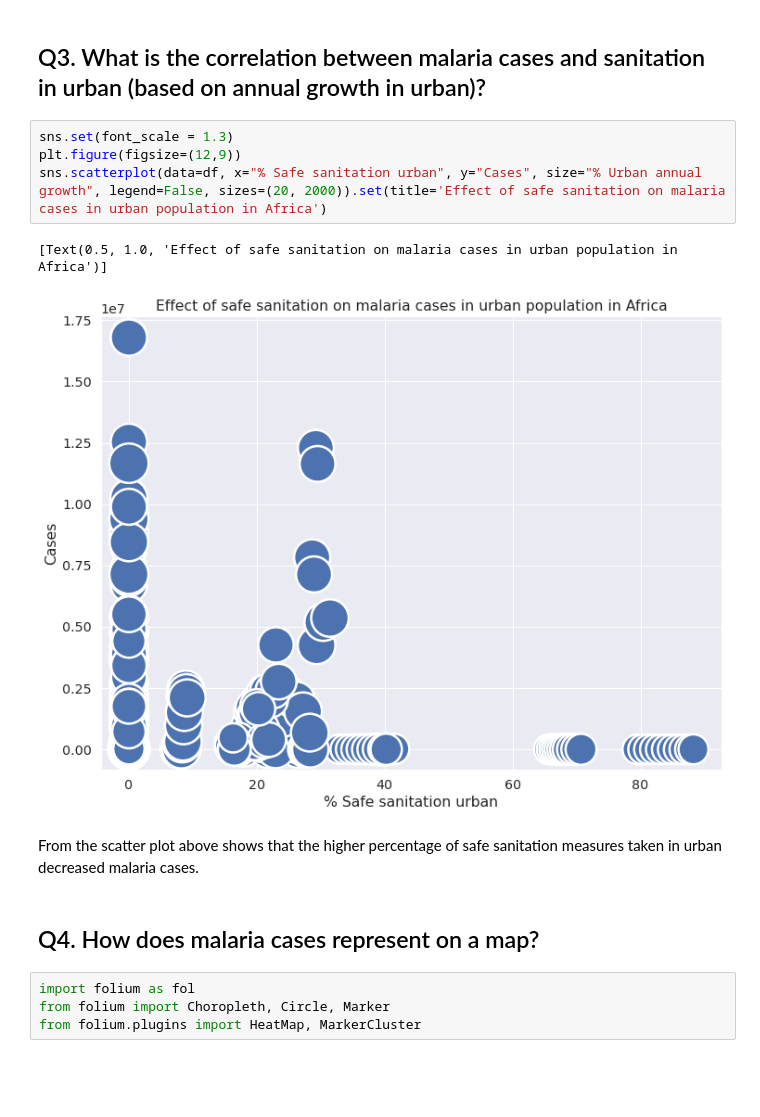
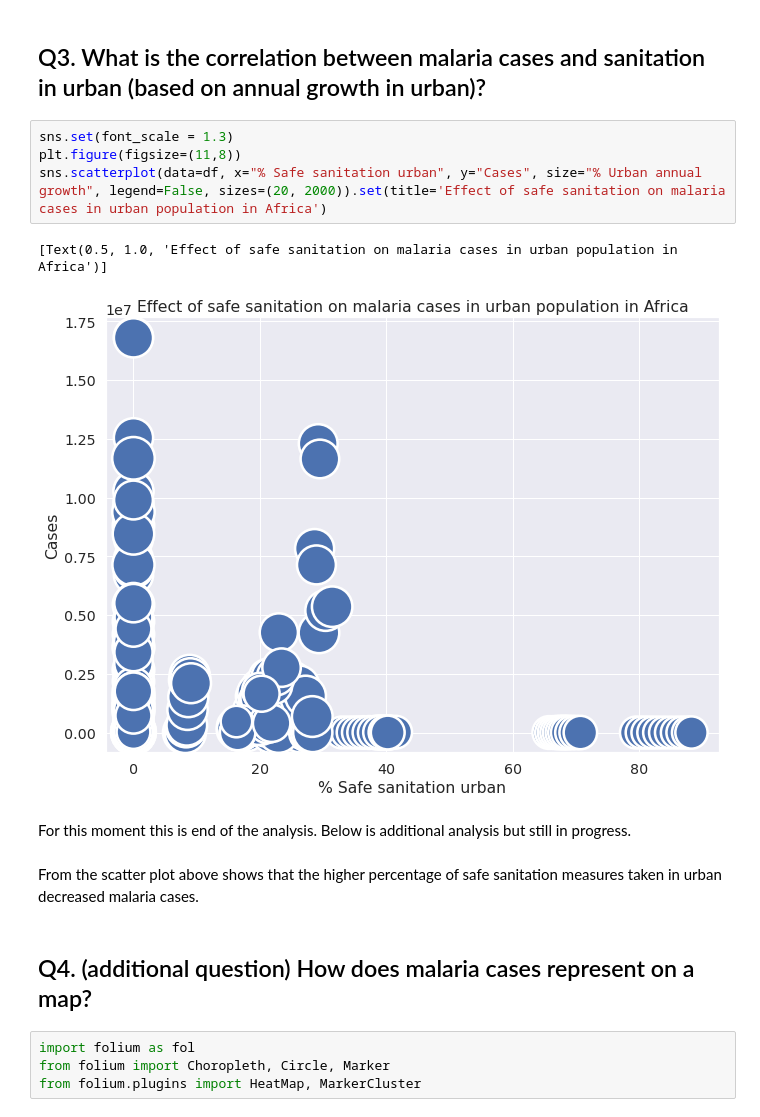
Before and after one commit to ayudewi/kaggle, a Jupyter notebook: malaria-in-africa-2007-2017.ipynb, the cells around one changed output. Cells and saved outputs as stored; diff of their text form; blank space fills up the shorter version.

Commit message:
Kaggle Notebook | Malaria in Africa 2007-2017 | Version 7

```diff
--- a/malaria-in-africa-2007-2017.ipynb
+++ b/malaria-in-africa-2007-2017.ipynb
@@ -310,15 +310,17 @@ From the heatmap above shows that the maximum measurement has been taken in Afri
 ## Q3. What is the correlation between malaria cases and sanitation in urban (based on annual growth in urban)?
 # %%
 sns.set(font_scale = 1.3)
-plt.figure(figsize=(12,9))
+plt.figure(figsize=(11,8))
 sns.scatterplot(data=df, x="% Safe sanitation urban", y="Cases", size="% Urban annual growth", legend=False, sizes=(20, 2000)).set(title='Effect of safe sanitation on malaria cases in urban population in Africa')
 # %% [output]
 [Text(0.5, 1.0, 'Effect of safe sanitation on malaria cases in urban population in Africa')]
-[figure, old version]
+[figure, new version]
+# %% [markdown]
+For this moment this is end of the analysis. Below is additional analysis but still in progress.
 # %% [markdown]
 From the scatter plot above shows that the higher percentage of safe sanitation measures taken in urban decreased malaria cases.
 # %% [markdown]
-## Q4. How does malaria cases represent on a map?
+## Q4. (additional question) How does malaria cases represent on a map?
 # %%
 import folium as fol
 from folium import Choropleth, Circle, Marker
```
Also changed, not shown: parts of 4 cells of this notebook.
